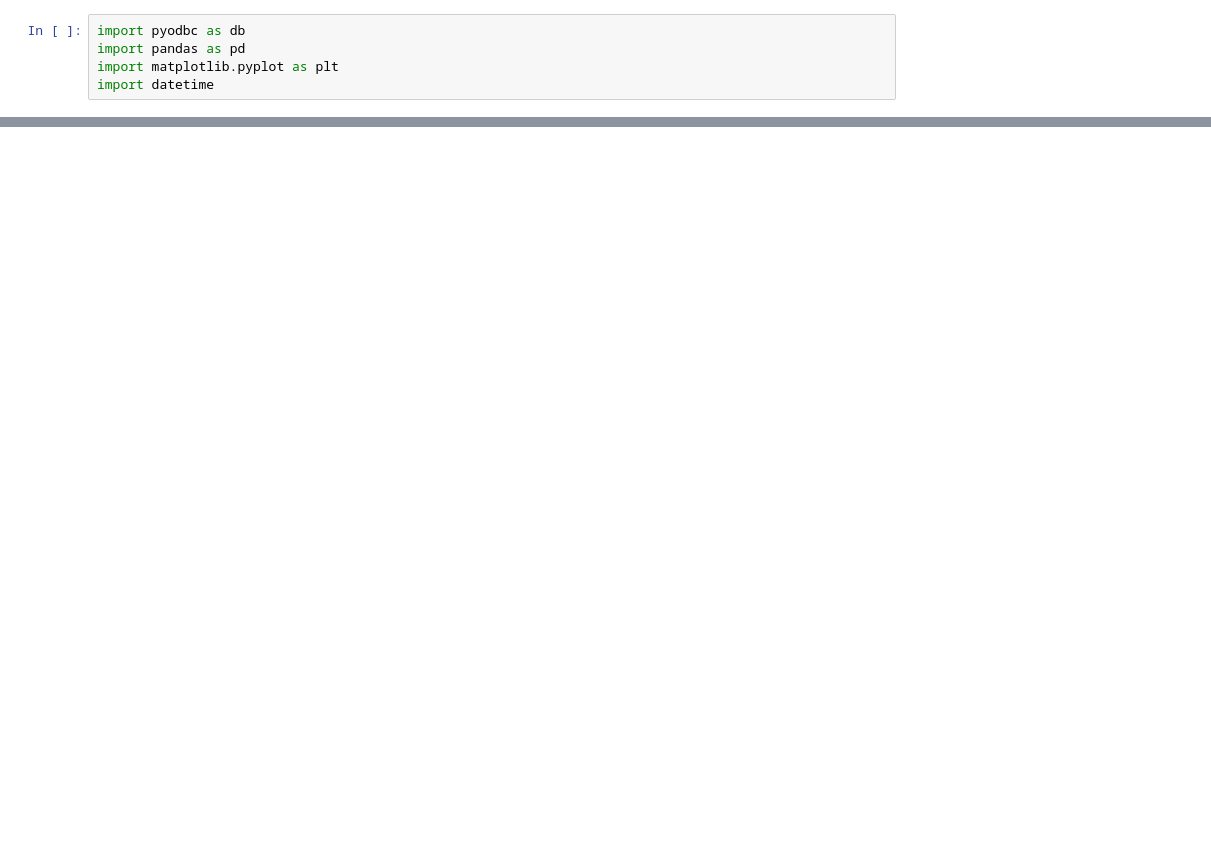
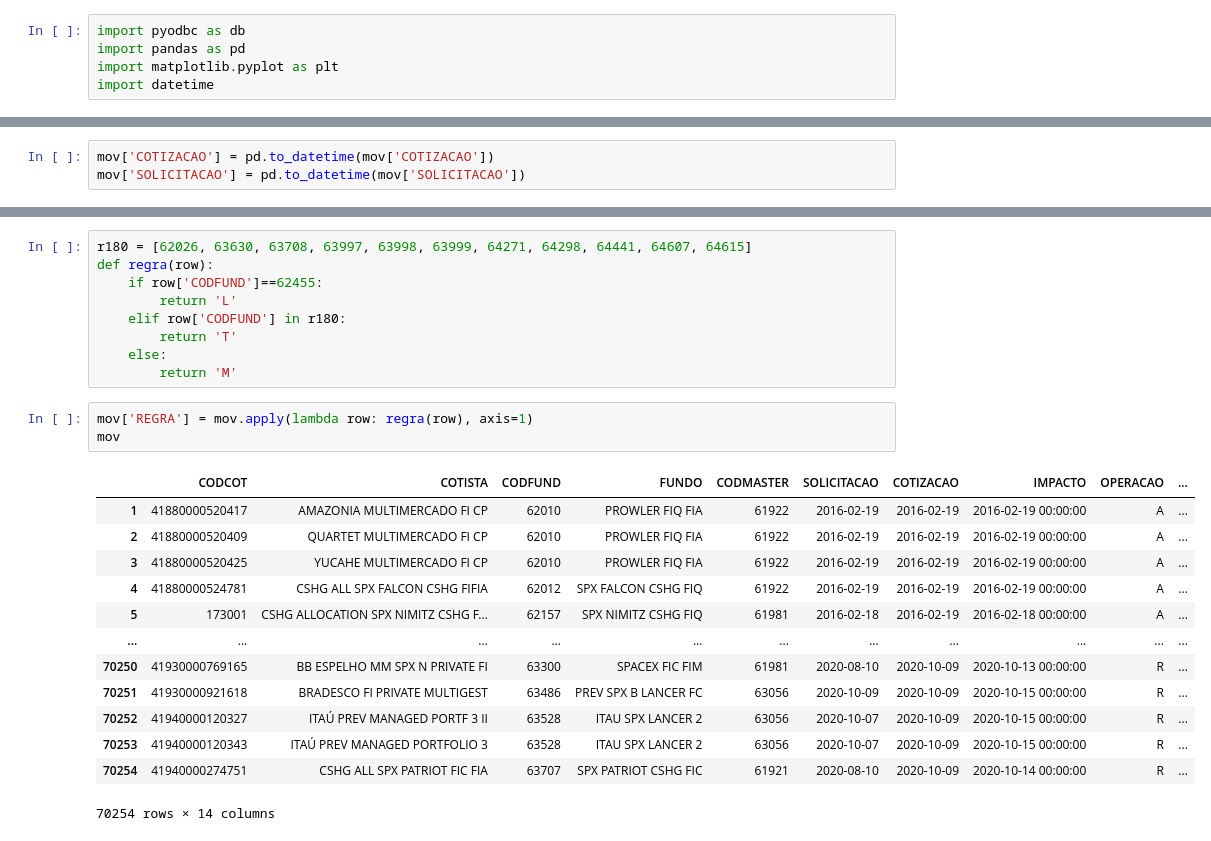
Before and after one commit to spxalessandramalizia/Destaques-Aplica-o-e-Resgate, a Jupyter notebook: notebooks/teste.ipynb, the cells around one changed output, grey strips where cells are left out. Drawn from its saved outputs; the diff is of its cells as text; blank space fills up the shorter version.

Commit message:
- Atualização do datasource para planilha de mov histórica - Adição de campo de regra de cotização para filtro manual dos resgates do raptor

```diff
--- a/notebooks/teste.ipynb
+++ b/notebooks/teste.ipynb
@@ -42,0 +43,3 @@ mov
+# %%
+mov['COTIZACAO'] = pd.to_datetime(mov['COTIZACAO'])
+mov['SOLICITACAO'] = pd.to_datetime(mov['SOLICITACAO'])
@@ -42,0 +145,26 @@ mov
+# %%
+r180 = [62026, 63630, 63708, 63997, 63998, 63999, 64271, 64298, 64441, 64607, 64615]
+def regra(row):
+    if row['CODFUND']==62455:
+        return 'L'
+    elif row['CODFUND'] in r180:
+        return 'T'
+    else:
+        return 'M'
+# %%
+mov['REGRA'] = mov.apply(lambda row: regra(row), axis=1)
+mov
+# %% [output]
+|  | CODCOT | COTISTA | CODFUND | FUNDO | CODMASTER | SOLICITACAO | COTIZACAO | IMPACTO | OPERACAO | ... |
+| 1 | 41880000520417 | AMAZONIA MULTIMERCADO FI CP | 62010 | PROWLER FIQ FIA | 61922 | 2016-02-19 | 2016-02-19 | 2016-02-19 00:00:00 | A | ... |
+| 2 | 41880000520409 | QUARTET MULTIMERCADO FI CP | 62010 | PROWLER FIQ FIA | 61922 | 2016-02-19 | 2016-02-19 | 2016-02-19 00:00:00 | A | ... |
+| 3 | 41880000520425 | YUCAHE MULTIMERCADO FI CP | 62010 | PROWLER FIQ FIA | 61922 | 2016-02-19 | 2016-02-19 | 2016-02-19 00:00:00 | A | ... |
+| 4 | 41880000524781 | CSHG ALL SPX FALCON CSHG FIFIA | 62012 | SPX FALCON CSHG FIQ | 61922 | 2016-02-19 | 2016-02-19 | 2016-02-19 00:00:00 | A | ... |
+| 5 | 173001 | CSHG ALLOCATION SPX NIMITZ CSHG F... | 62157 | SPX NIMITZ CSHG FIQ | 61981 | 2016-02-18 | 2016-02-19 | 2016-02-18 00:00:00 | A | ... |
+| ... | ... | ... | ... | ... | ... | ... | ... | ... | ... | ... |
+| 70250 | 41930000769165 | BB ESPELHO MM SPX N PRIVATE FI | 63300 | SPACEX FIC FIM | 61981 | 2020-08-10 | 2020-10-09 | 2020-10-13 00:00:00 | R | ... |
+| 70251 | 41930000921618 | BRADESCO FI PRIVATE MULTIGEST | 63486 | PREV SPX B LANCER FC | 63056 | 2020-10-09 | 2020-10-09 | 2020-10-15 00:00:00 | R | ... |
+| 70252 | 41940000120327 | ITAÚ PREV MANAGED PORTF 3 II | 63528 | ITAU SPX LANCER 2 | 63056 | 2020-10-07 | 2020-10-09 | 2020-10-15 00:00:00 | R | ... |
+| 70253 | 41940000120343 | ITAÚ PREV MANAGED PORTFOLIO 3 | 63528 | ITAU SPX LANCER 2 | 63056 | 2020-10-07 | 2020-10-09 | 2020-10-15 00:00:00 | R | ... |
+| 70254 | 41940000274751 | CSHG ALL SPX PATRIOT FIC FIA | 63707 | SPX PATRIOT CSHG FIC | 61921 | 2020-08-10 | 2020-10-09 | 2020-10-14 00:00:00 | R | ... |
+70254 rows × 14 columns
```
Also changed, not shown: parts of 13 cells of this notebook, 1 other file.
